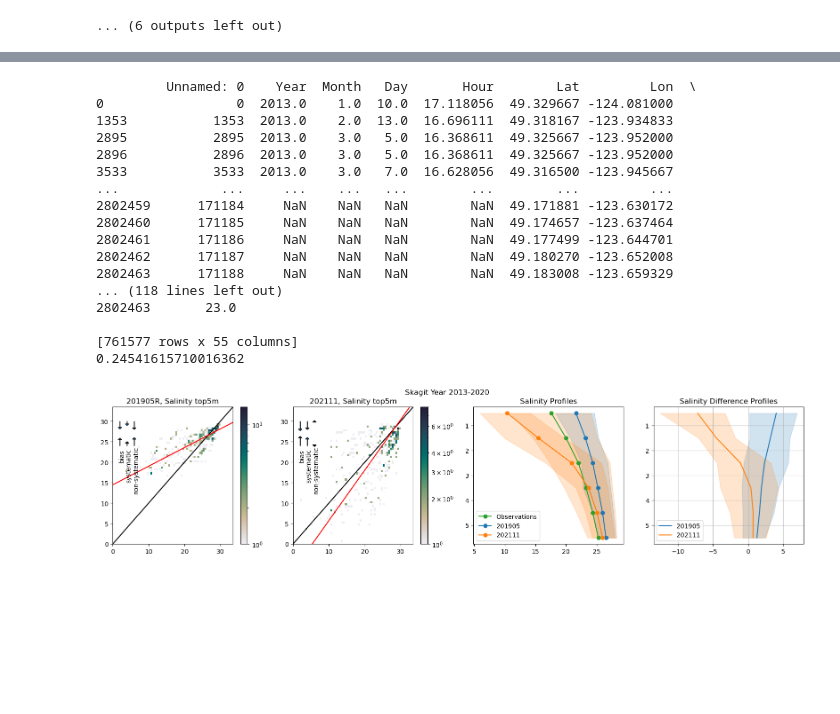
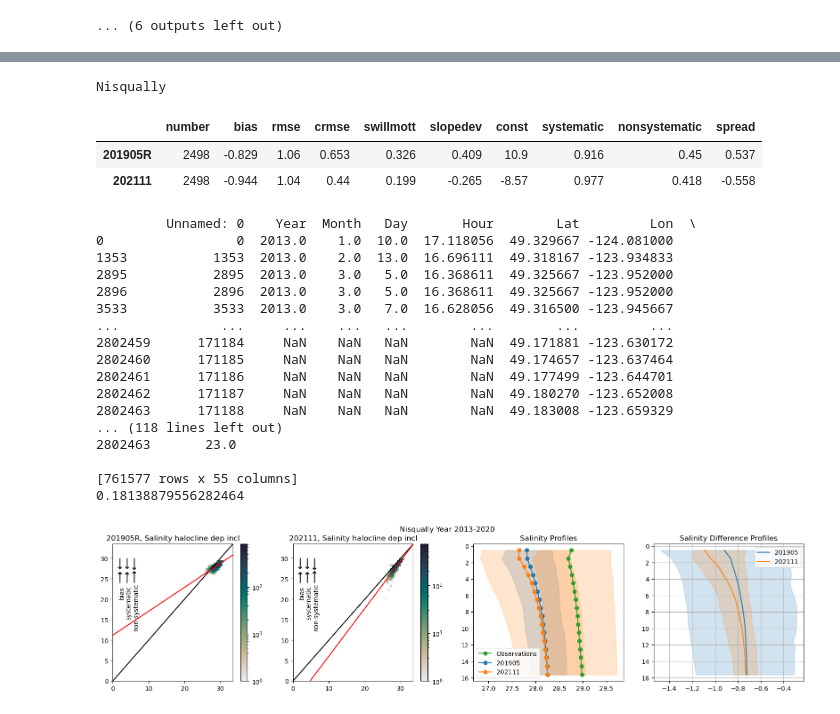
Before and after one commit to SalishSeaCast/analysis-cassidy, a Jupyter notebook: notebooks/model_obs_eval/salinity_compare_river_plumes.ipynb, the cells around one changed output, grey strips where cells are left out. Saved outputs shown, nothing was run; the diff lists cells and outputs as text; code cells hidden in the pictures; blank space fills up the shorter version.

Commit message:
include different jdepth, issue with # not change

```diff
--- a/notebooks/model_obs_eval/salinity_compare_river_plumes.ipynb
+++ b/notebooks/model_obs_eval/salinity_compare_river_plumes.ipynb
@@ -191,7 +191,7 @@ def highlight_max_min(s):
         if v:
             color.append('red')
         elif v2:
-            color.append('darkgreen')
+            color.append('limegreen')
         else:
             color.append('black')
     return ['color: %s' % color[i] for i in range(len(is_max))]
@@ -442,6 +442,10 @@ def river_box(w_shed, r_call, box_side):
         river_range[0] = 898-box_side*2
         river_range[1] = 898
 
+    if (398 - river_range[3] < 0):
+        river_range[2] = 398-box_side*2
+        river_range[3] = 398
+
     return river_range
 # %%
 box_size = 20
@@ -561,10 +523,14 @@ Skagit
+# %%
+results = stats_allregions([2013, 2014, 2015, 2016, 2017, 2018, 2019, 2020], [2015, 2016, 2017], [2015, 2016, 2017, 2018], [2015, 2016, 2017, 2018, 2019, 2020, 2021],
+                           [2015, 2016, 2017, 2018, 2019],
+                           idepth, jdepth, 'test')
 # %%
 idepth = 0
 jdepth = 5
 
-results = stats_allregions([2013, 2014, 2015, 2016, 2017, 2018, 2019, 2020], [2015, 2016, 2017], [2015, 2016, 2017, 2018], [2015, 2016, 2017, 2018, 2019, 2020, 2021],
-                           [2015, 2016, 2017, 2018, 2019],
-                           idepth, jdepth, 'top5m')
+# results = stats_allregions([2013, 2014, 2015, 2016, 2017, 2018, 2019, 2020], [2015, 2016, 2017], [2015, 2016, 2017, 2018], [2015, 2016, 2017, 2018, 2019, 2020, 2021],
+#                            [2015, 2016, 2017, 2018, 2019],
+#                            idepth, jdepth, 'top5m')
 for boxname in boxnames:
     if results[results.region == boxname].number[0] > 0:
         print(f'\033[1m{boxname}\033[1m')
@@ -657,23 +668,34 @@ stats_and_plot([2013, 2014, 2015, 2016, 2017, 2018, 2019, 2020], [2015, 2016, 20
 # %%
+idepth = 0
+jdepth = 15
+region = 'Nisqually'
+
+print(f'\033[1m{region}\033[1m')
+display(results[results.region == region].loc[:, results.columns != 'region'].style.format(myformat).apply(highlight_max_min))
+
 stats_and_plot([2013, 2014, 2015, 2016, 2017, 2018, 2019, 2020], [2015, 2016, 2017], [2015, 2016, 2017, 2018], [2015, 2016, 2017, 2018, 2019, 2020],
                [2015, 2016, 2017, 2018, 2019],
-               idepth, jdepth, Skagit, 'Skagit', 'top5m')
+               idepth, jdepth, Nisqually, region, 'halocline dep incl')
 # %% [output]
-         Unnamed: 0    Year  Month   Day       Hour        Lat         Lon  \
-0                 0  2013.0    1.0  10.0  17.118056  49.329667 -124.081000
-1353           1353  2013.0    2.0  13.0  16.696111  49.318167 -123.934833
-2895           2895  2013.0    3.0   5.0  16.368611  49.325667 -123.952000
-2896           2896  2013.0    3.0   5.0  16.368611  49.325667 -123.952000
-3533           3533  2013.0    3.0   7.0  16.628056  49.316500 -123.945667
-...             ...     ...    ...   ...        ...        ...         ...
-2802459      171184     NaN    NaN   NaN        NaN  49.171881 -123.630172
-2802460      171185     NaN    NaN   NaN        NaN  49.174657 -123.637464
-2802461      171186     NaN    NaN   NaN        NaN  49.177499 -123.644701
-2802462      171187     NaN    NaN   NaN        NaN  49.180270 -123.652008
-2802463      171188     NaN    NaN   NaN        NaN  49.183008 -123.659329
-... (118 lines left out)
-2802463       23.0
-
-[761577 rows x 55 columns]
-0.24541615710016362
+Nisqually
+|  | number | bias | rmse | crmse | swillmott | slopedev | const | systematic | nonsystematic | spread |
+| 201905R | 2498 | -0.829 | 1.06 | 0.653 | 0.326 | 0.409 | 10.9 | 0.916 | 0.45 | 0.537 |
+| 202111 | 2498 | -0.944 | 1.04 | 0.44 | 0.199 | -0.265 | -8.57 | 0.977 | 0.418 | -0.558 |
+         Unnamed: 0    Year  Month   Day       Hour        Lat         Lon  \
+0                 0  2013.0    1.0  10.0  17.118056  49.329667 -124.081000
+1353           1353  2013.0    2.0  13.0  16.696111  49.318167 -123.934833
+2895           2895  2013.0    3.0   5.0  16.368611  49.325667 -123.952000
+2896           2896  2013.0    3.0   5.0  16.368611  49.325667 -123.952000
+3533           3533  2013.0    3.0   7.0  16.628056  49.316500 -123.945667
+...             ...     ...    ...   ...        ...        ...         ...
+2802459      171184     NaN    NaN   NaN        NaN  49.171881 -123.630172
+2802460      171185     NaN    NaN   NaN        NaN  49.174657 -123.637464
+2802461      171186     NaN    NaN   NaN        NaN  49.177499 -123.644701
+2802462      171187     NaN    NaN   NaN        NaN  49.180270 -123.652008
+2802463      171188     NaN    NaN   NaN        NaN  49.183008 -123.659329
+... (118 lines left out)
+2802463       23.0
+
+[761577 rows x 55 columns]
+0.18138879556282464
-[figure, old version]
+[figure, new version]
```
Also changed, not shown: parts of 21 cells of this notebook.
